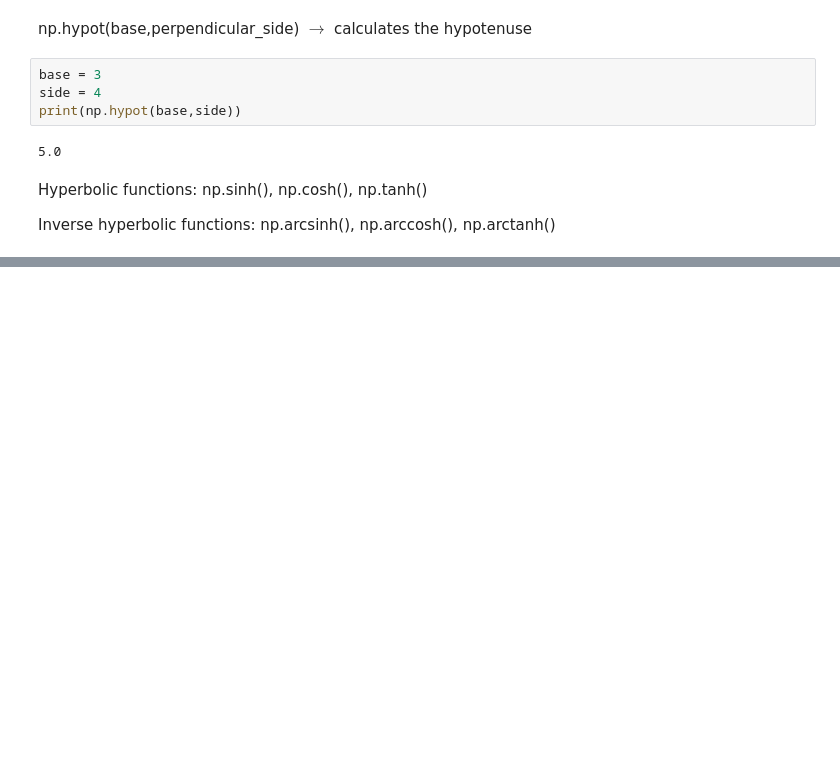
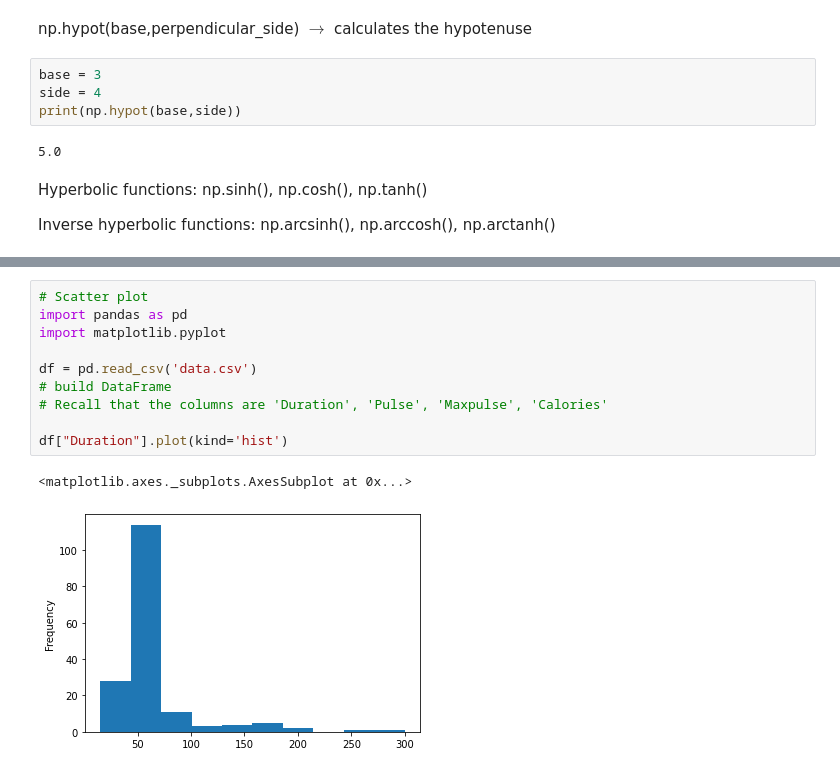
Before and after one commit to icaroacarvalho/Learning-Python, a Jupyter notebook: Learning_python.ipynb, the cells around one changed output, grey strips where cells are left out. Saved outputs shown, nothing was run; the diff lists cells and outputs as text; blank space fills up the shorter version.

```diff
--- a/Learning_python.ipynb
+++ b/Learning_python.ipynb
@@ -3917,0 +4366,13 @@ np.setxor1D() $\rightarrow$ find elements that are not common to both sets ('sym
+# %%
+# Scatter plot
+import pandas as pd
+import matplotlib.pyplot
+
+df = pd.read_csv('data.csv')
+# build DataFrame
+# Recall that the columns are 'Duration', 'Pulse', 'Maxpulse', 'Calories'
+
+df["Duration"].plot(kind='hist')
+# %% [output]
+<matplotlib.axes._subplots.AxesSubplot at 0x...>
+[figure, added]
```
Also changed, not shown: parts of 51 cells of this notebook.
